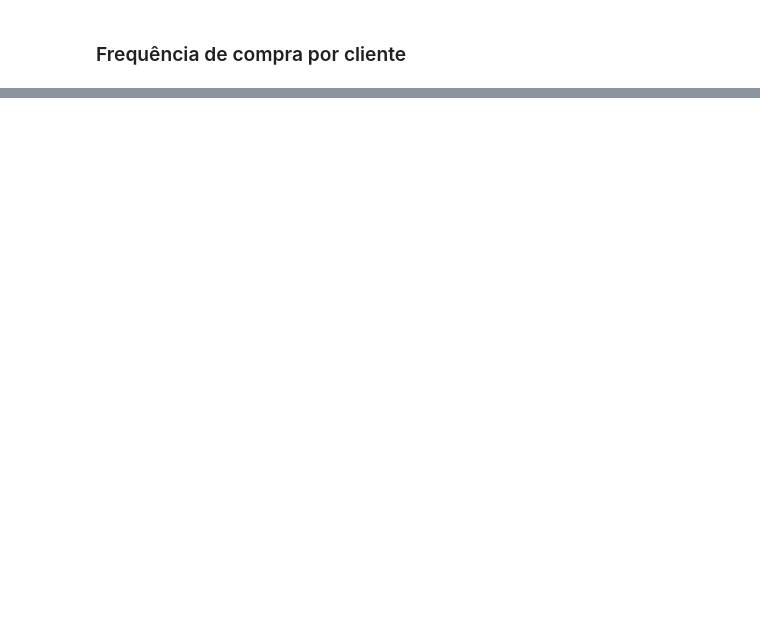
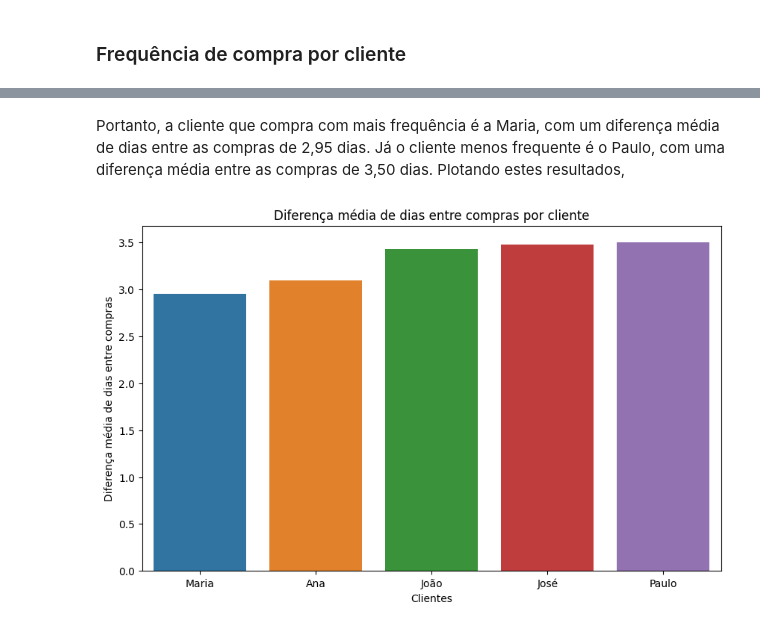
Before and after one commit to rfprates/extraindo_dados_pdf, a Jupyter notebook: data_extraction_pdf.ipynb, the cells around one changed output, grey strips where cells are left out. Drawn from its saved outputs; the diff is of its cells as text; code cells hidden in the pictures; blank space fills up the shorter version.

Commit message:
results_2_version11.0

```diff
--- a/data_extraction_pdf.ipynb
+++ b/data_extraction_pdf.ipynb
@@ -452,0 +542,4 @@ plt.show()
+# %%
+# criando-se a nova coluna
+sales_df['days_diff'] = sales_df.groupby(by = 'customer')['sale_date'].diff().dt.days
+sales_df['days_diff']
@@ -452,0 +574,3 @@ plt.show()
+# %%
+days_diff_group = round(sales_df.groupby(by = 'customer')['days_diff'].agg('mean').sort_values().reset_index(),2)
+days_diff_group
@@ -452,0 +584,16 @@ plt.show()
+# %% [markdown]
+Portanto, a cliente que compra com mais frequência é a Maria, com um diferença média de dias entre as compras de 2,95 dias. Já o cliente menos frequente é o Paulo, com uma diferença média entre as compras de 3,50 dias. Plotando estes resultados,
+# %%
+plt.figure(figsize = (10,6))
+sns.barplot(
+    data = days_diff_group,
+    x = 'customer',
+    y = 'days_diff',
+    errorbar = None
+)
+plt.xlabel('Clientes')
+plt.ylabel('Diferença média de dias entre compras')
+plt.title('Diferença média de dias entre compras por cliente')
+plt.show()
+# %% [output]
+[figure, added]
```
Also changed, not shown: parts of 21 cells of this notebook.
